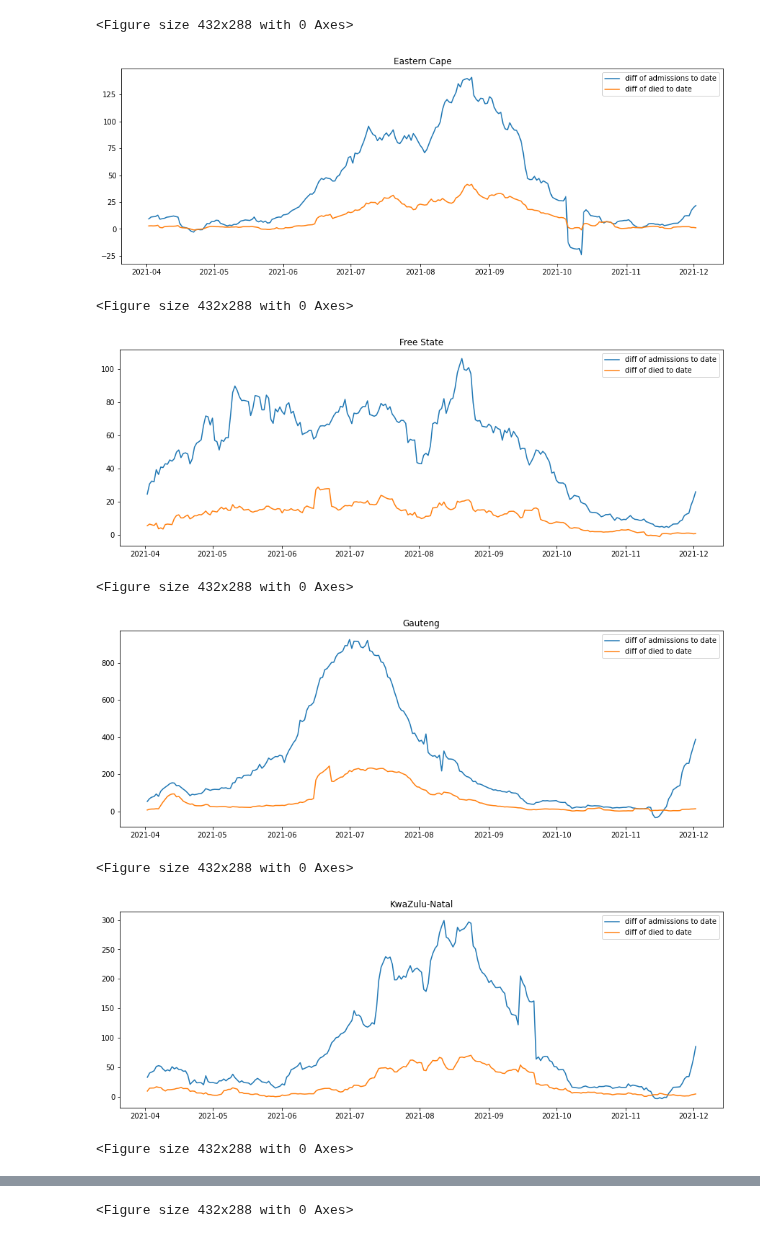
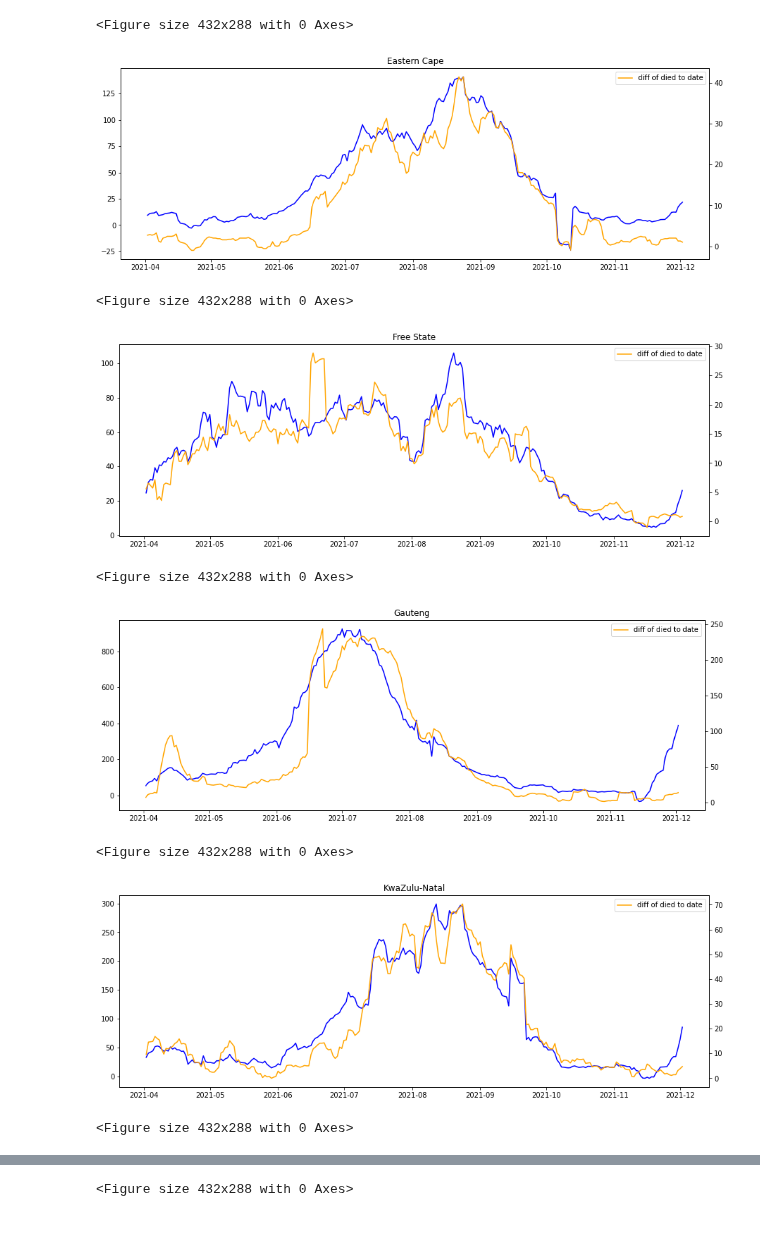
Before and after one commit to nicfreeman1209/covid-19, a Jupyter notebook: South Africa O/alex/graphs.ipynb, the cells around one changed output, grey strips where cells are left out. Drawn from its saved outputs; the diff is of its cells as text; code cells hidden in the pictures.

```diff
--- a/South Africa O/alex/graphs.ipynb
+++ b/South Africa O/alex/graphs.ipynb
@@ -29,40 +29,41 @@ for province in provinces:
     y_died_cum = []
     for date, _d in data.items():
         if date=="2020-05-25" or date=="2020-05-24" or date=="2021-11-23":
             continue
         d = data[date][province]
         x_date = datetime.datetime.strptime(date, '%Y-%m-%d')
         if x_date > endDate or x_date < startDate:
             continue
         if not "Admissions in Previous Day" in d.keys():
             continue
         y_admiss_cum.append(d["Admissions to Date"])
         y_admiss_.append(d["Admissions in Previous Day"])
         y_died_cum.append(d["Died to Date"])
         x.append(x_date)
 
     y_admiss = np.flip(np.diff(np.flip(y_admiss_cum)))
     y_admiss = np.append(y_admiss, np.nan)
     y_died = np.flip(np.diff(np.flip(y_died_cum)))
     y_died = np.append(y_died, np.nan)
     #x = x[:-1]
 
     plt.clf()
-    fig, axes = plt.subplots(1,1, figsize=(15,5))
+    fig, ax1 = plt.subplots(1,1, figsize=(15,5))
+    ax2 = ax1.twinx()
     #plt.plot(x,N_avg(y_admiss_), label="admissions on previous day")
-    plt.plot(x,N_avg(y_admiss), label="diff of admissions to date")
-    plt.plot(x,N_avg(y_died), label="diff of died to date")
+    ax1.plot(x,N_avg(y_admiss), label="diff of admissions to date", color="blue")
+    ax2.plot(x,N_avg(y_died), label="diff of died to date", color="orange")
     plt.title(province)
     plt.legend()
     plt.savefig(province+".png", bbox_inches='tight', facecolor='white', transparent=False)
     plt.show()
 # %% [output]
 <Figure size 432x288 with 0 Axes>
-[figure, old version]
+[figure, new version]
 <Figure size 432x288 with 0 Axes>
-[figure, old version]
+[figure, new version]
 <Figure size 432x288 with 0 Axes>
-[figure, old version]
+[figure, new version]
 <Figure size 432x288 with 0 Axes>
-[figure, old version]
+[figure, new version]
 <Figure size 432x288 with 0 Axes>
```
Also changed, not shown: parts of 1 cell of this notebook.
